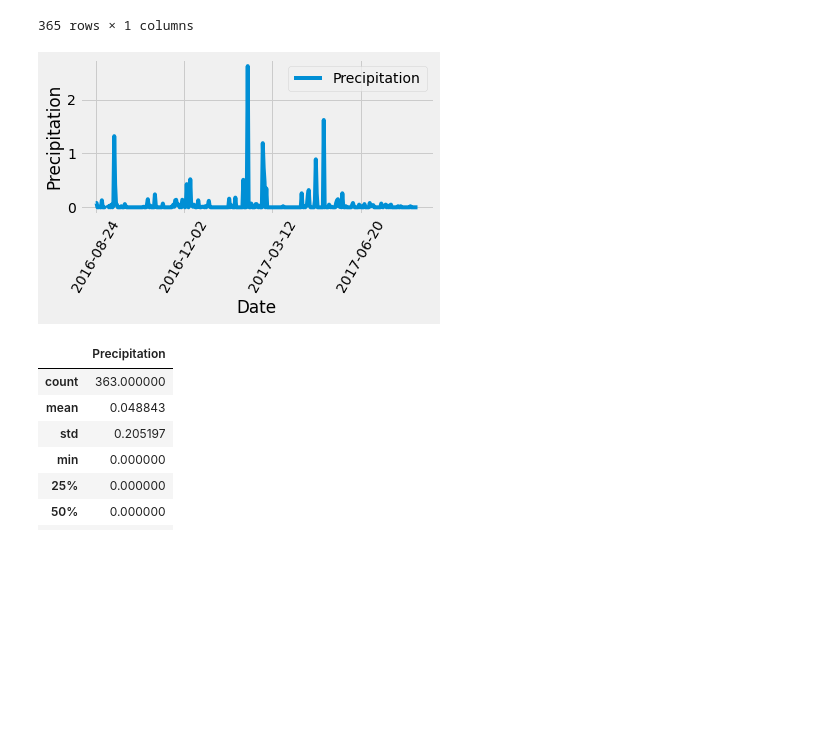
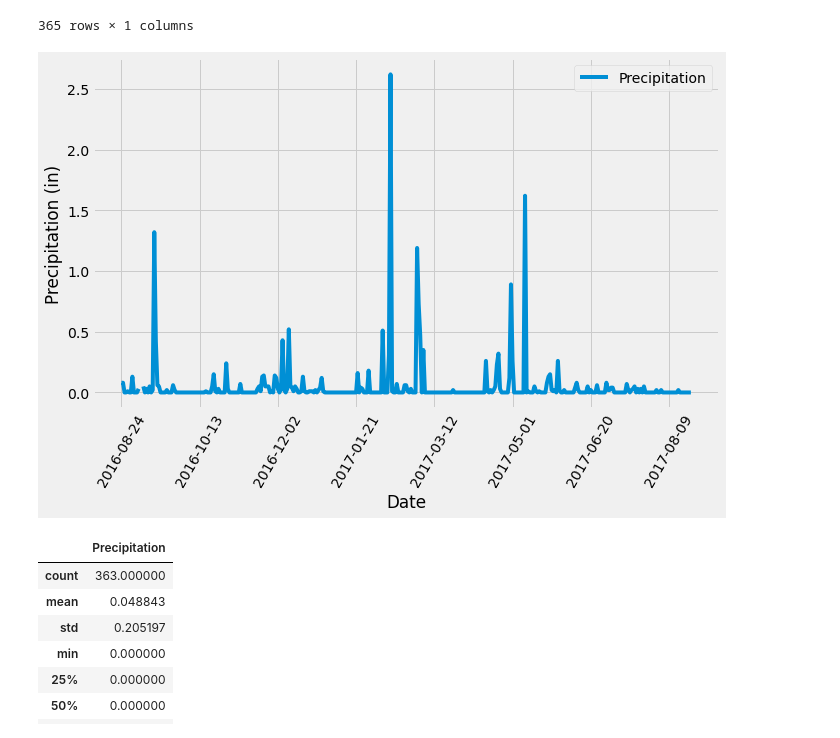
Before and after one commit to Nunez77/sqlalchemy-challenge, a Jupyter notebook: climate_starter.ipynb, the cells around one changed output. Saved outputs shown, nothing was run; the diff lists cells and outputs as text; code cells hidden in the pictures; blank space fills up the shorter version.

Commit message:
Adjust first plot

```diff
--- a/climate_starter.ipynb
+++ b/climate_starter.ipynb
@@ -78,14 +78,13 @@ precipitation_df
 365 rows × 1 columns
 # %%
 # Use Pandas Plotting with Matplotlib to plot the data
-precipitation_df.plot(x_compat=True)
-plt.ylabel("Precipitation")
+precipitation_df.plot(x_compat=True, figsize=(10,6))
+plt.ylabel("Precipitation (in)")
 plt.xlabel("Date")
 plt.xticks(rotation='60')
-plt.tight_layout()
 plt.show()
 # %% [output]
-[figure, old version]
+[figure, new version]
 # %%
 # Use Pandas to calcualte the summary statistics for the precipitation data
 precipitation_df.describe()
```
Also changed, not shown: parts of 1 cell of this notebook.
